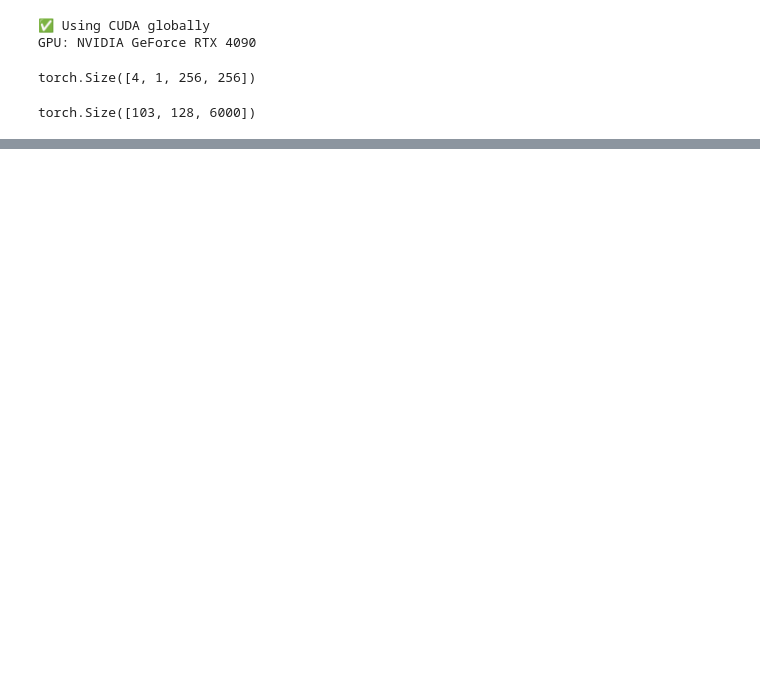
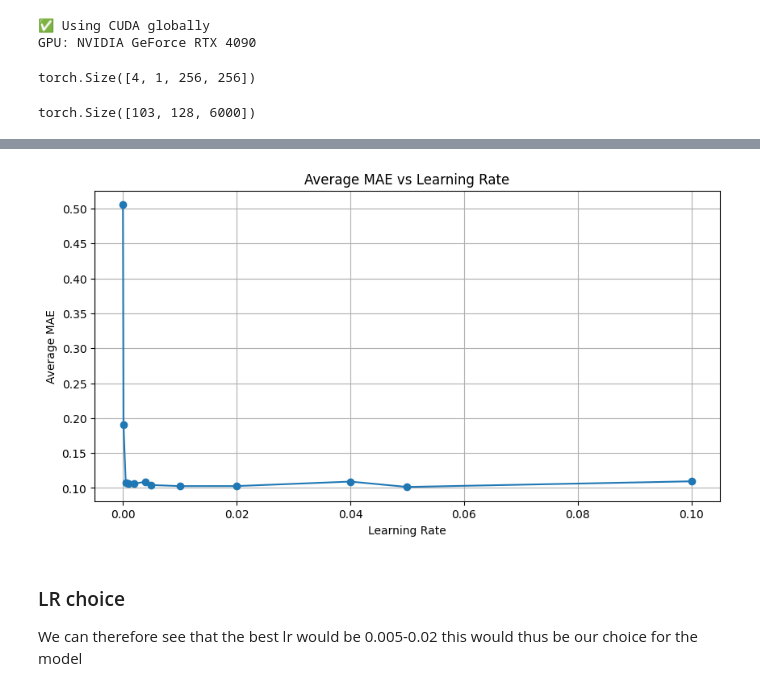
Before and after one commit to CHCICH/MaqamDiffusion, a Jupyter notebook: src/testing/data_dimension_test.ipynb, the cells around one changed output, grey strips where cells are left out. Drawn from its saved outputs; the diff is of its cells as text; code cells hidden in the pictures; blank space fills up the shorter version.

```diff
--- a/src/testing/data_dimension_test.ipynb
+++ b/src/testing/data_dimension_test.ipynb
@@ -95,0 +174,7 @@ Avg MSE: 15.3108, Avg MAE: 31.1628
+# %%
+plot_(lr_rate_list, output_mae, x_label='Learning Rate', y_label='Average MAE', title='Average MAE vs Learning Rate')
+# %% [output]
+[figure, added]
+# %% [markdown]
+### LR choice
+We can therefore see that the best lr would be 0.005-0.02 this would thus be our choice for the model
```
Also changed, not shown: parts of 10 cells of this notebook, 4 other files.
